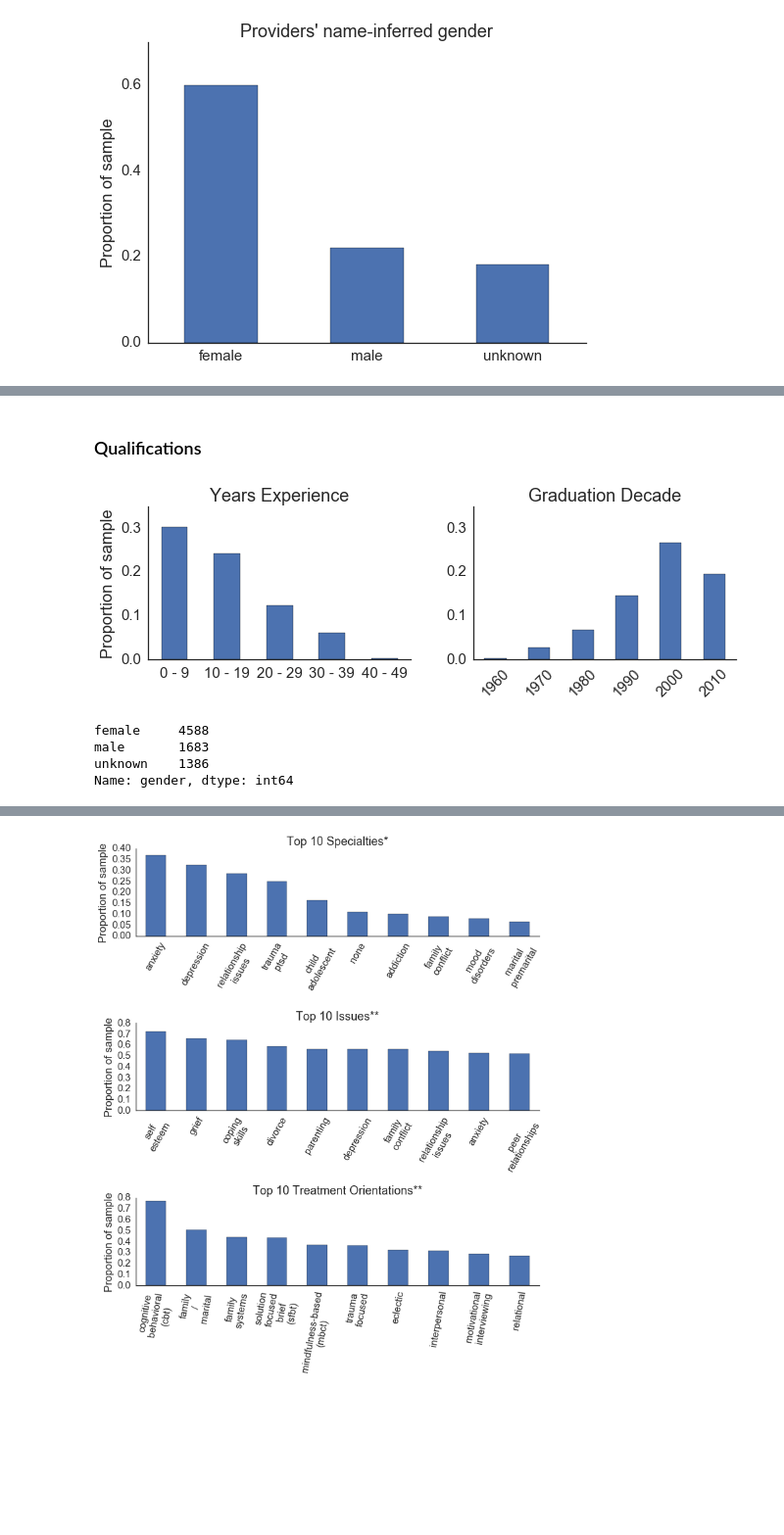
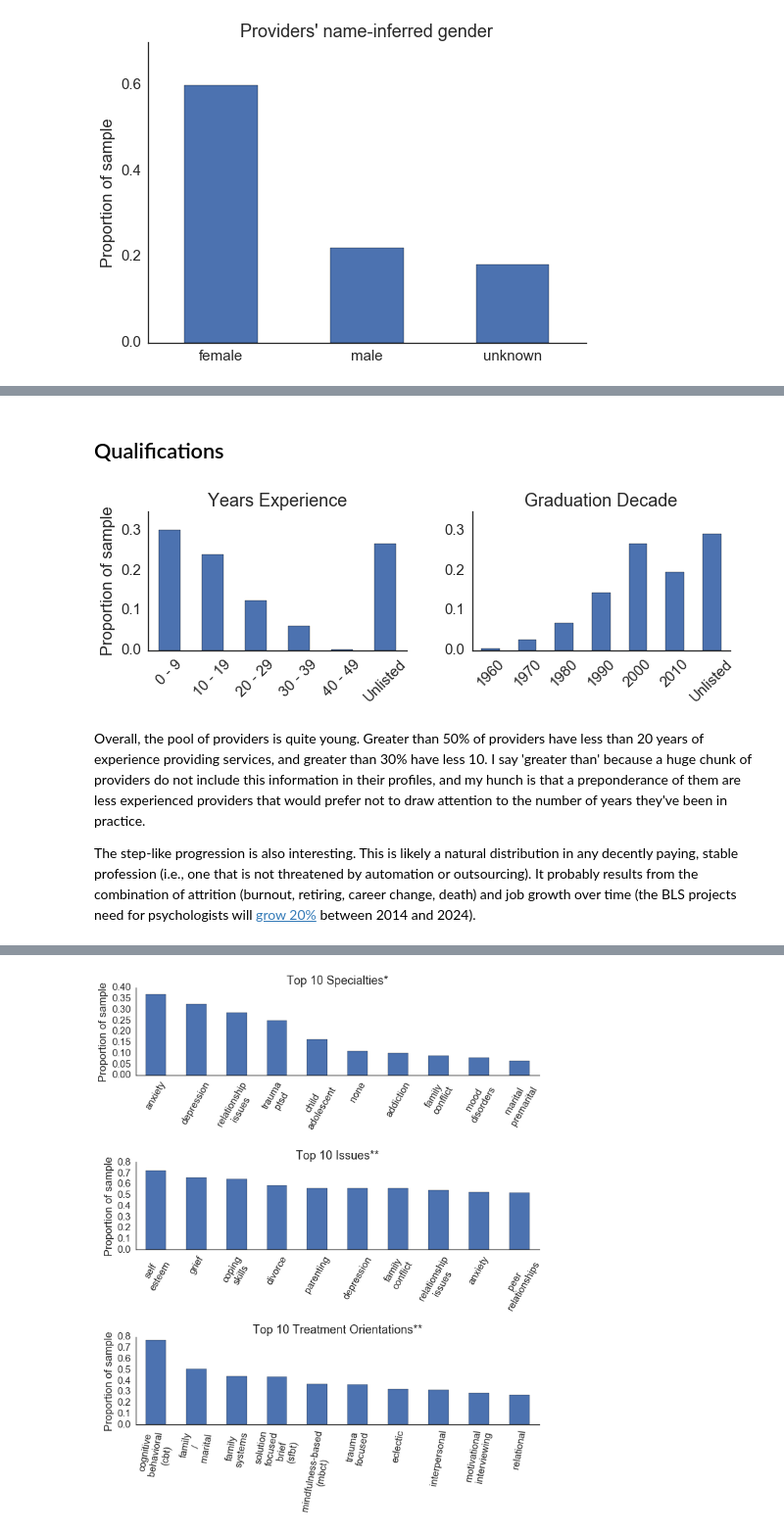
Before and after one commit to stevenfelix/PsychologyToday, a Jupyter notebook: blog - who are PT therapists?/who are PT therapists.ipynb, the cells around one changed output, grey strips where cells are left out. Shown at 98% size. Drawn from its saved outputs; the diff is of its cells as text; code cells hidden in the pictures; blank space fills up the shorter version.

```diff
--- a/blog - who are PT therapists?/who are PT therapists.ipynb
+++ b/blog - who are PT therapists?/who are PT therapists.ipynb
@@ -50,39 +57,37 @@ sns.despine()
 # %% [markdown]
-### Qualifications
+## Qualifications
 # %%
 fig,ax = plt.subplots(1,2, figsize = (10,4))
 
 labels = ["{0} - {1}".format(i, i + 9) for i in [0,10,20,30,40]]
-data['years_ord'] = pd.cut(data.years, [0,10,20,30, 40, 50], right=False, labels=labels)
-years = proportions(data.years_ord)
-years.plot(kind = 'bar', rot = 0, title = 'Years Experience', ax =ax[0])
+labels.append('Unlisted')
+data['years_ord'] = pd.cut(data.years.fillna(99), [0,10,20,30, 40,50,100], right=False, labels=labels)
+years = proportions(data.years_ord)[labels]
+years.plot(kind = 'bar', rot = 45, title = 'Years Experience', ax =ax[0])
 ax[0].set_ylim(0,.35)
 ax[0].set_yticks(np.arange(0,.38,.1));
 ax[0].set_ylabel('Proportion of sample')
 
 import math
-graduated = data.graduated.dropna().apply(lambda x: int(math.floor(x / 10.0)) * 10)
+
+graduated = data.graduated.fillna(3000).apply(lambda x: int(math.floor(x / 10.0)) * 10)
 graduated = proportions(graduated).sort_index()
+labels = graduated.index.tolist()[:-1]
+labels.append('Unlisted')
 graduated.plot(kind = 'bar', rot = 45, ax = ax[1])
 ax[1].set_title('Graduation Decade')
 ax[1].set_ylim(0,.35)
 ax[1].set_yticks(np.arange(0,.38,.1));
-
+ax[1].set_xticklabels(labels)
 
 sns.despine()
 fig.tight_layout(pad = 2)
 # %% [output]
-[figure, old version]
+[figure, new version]
-# %%
-## a lot of unknowns!
-## unknowns seem to have titles implying groups/centers -- but many profiles
-## are still for individuals, they just have names for their private practices
-data.gender.map(recodes).value_counts()
-# %% [output]
-female     4588
-male       1683
-unknown    1386
-Name: gender, dtype: int64
+# %% [markdown]
+Overall, the pool of providers is quite young. Greater than 50% of providers have less than 20 years of experience providing services, and greater than 30% have less 10. I say 'greater than' because a huge chunk of providers do not include this information in their profiles, and my hunch is that a preponderance of them are less experienced providers that would prefer not to draw attention to the number of years they've been in practice.
+
+The step-like progression is also interesting. This is likely a natural distribution in any decently paying, stable profession (i.e., one that is not threatened by automation or outsourcing). It probably results from the combination of attrition (burnout, retiring, career change, death) and job growth over time (the BLS projects need for psychologists will [grow 20%](https://www.bls.gov/ooh/life-physical-and-social-science/psychologists.htm) between 2014 and 2024).
 # %%
 fig,ax = plt.subplots(2,1, figsize=(9,7))
 
```
Also changed, not shown: parts of 22 cells of this notebook, 1 other file.
